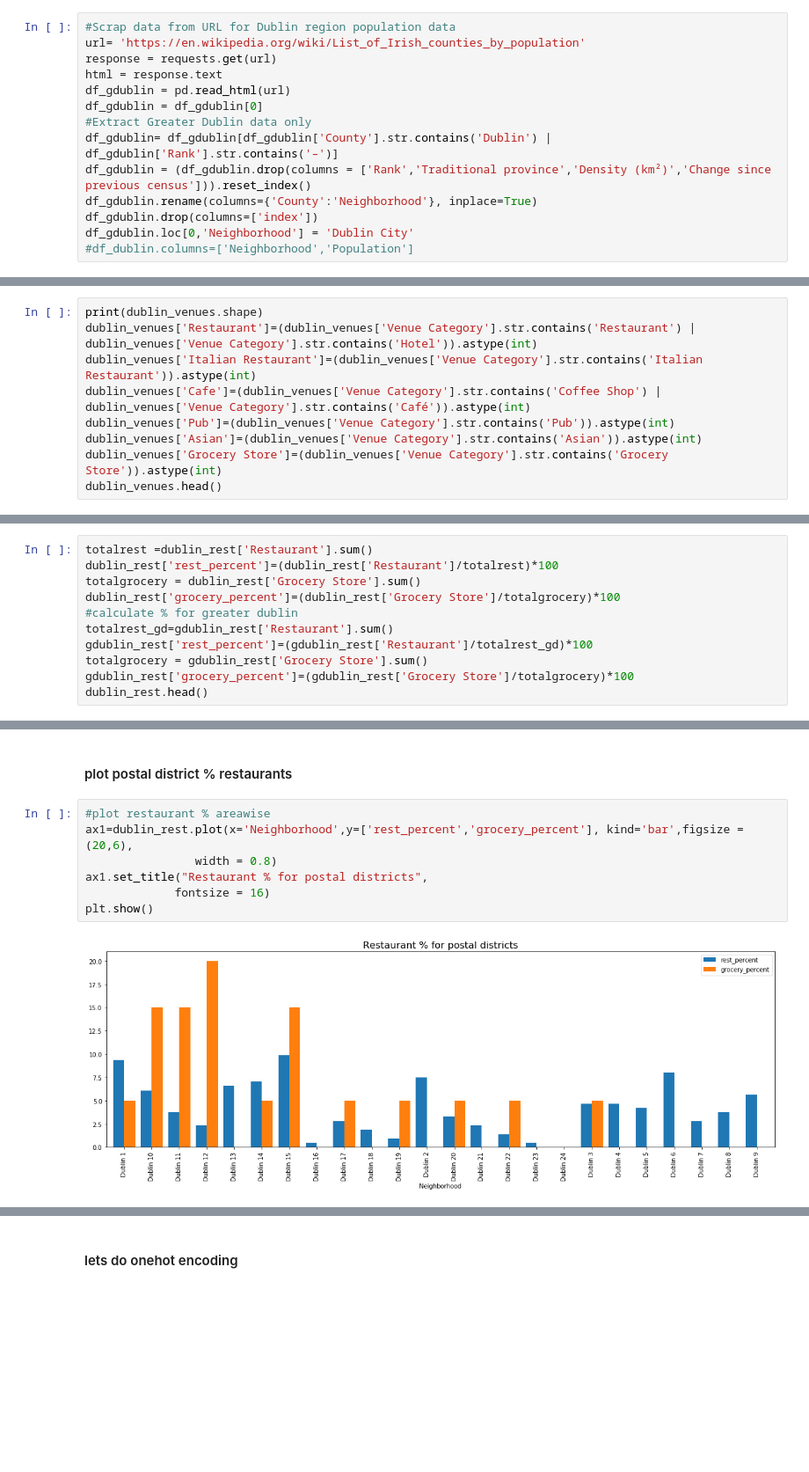
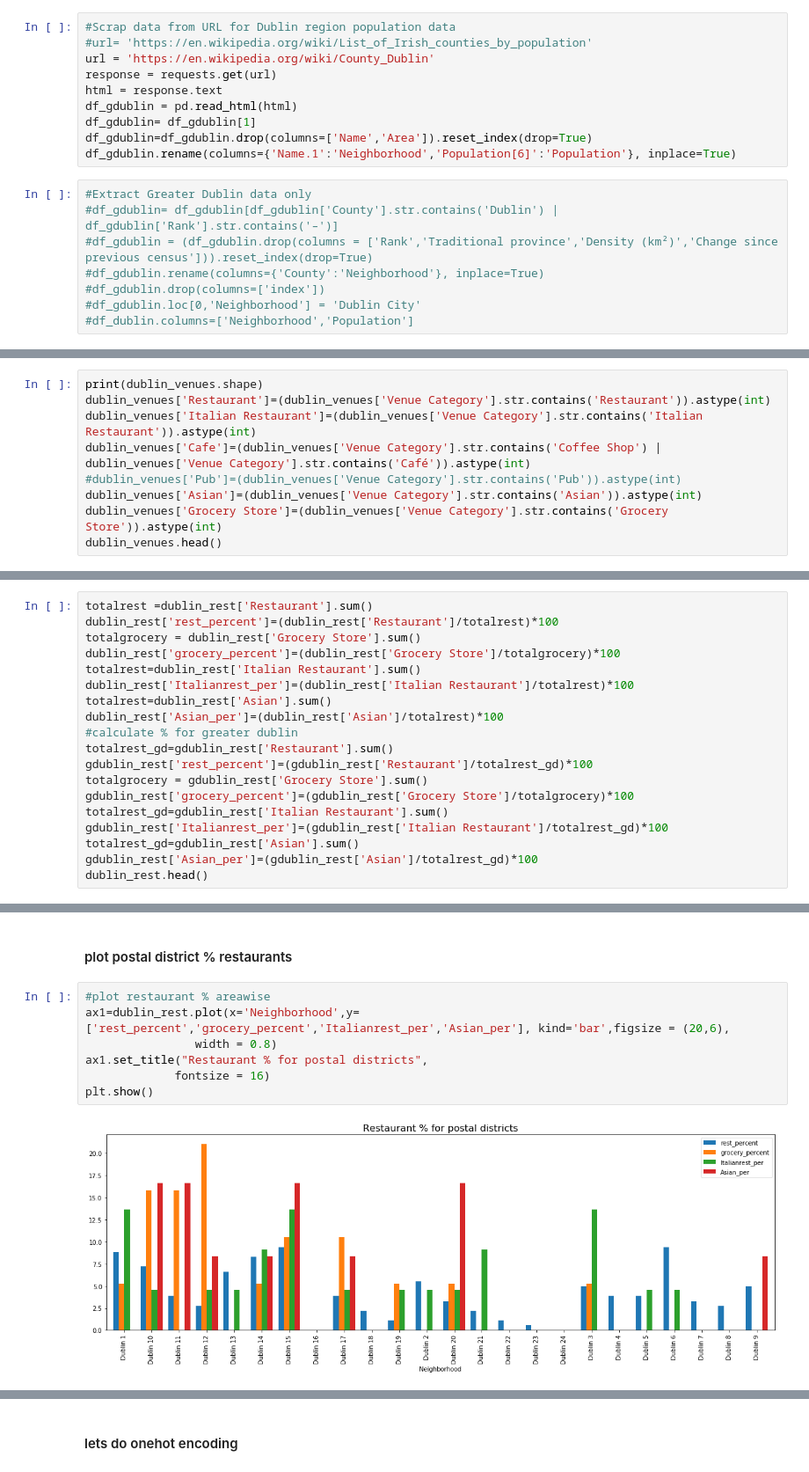
Before and after one commit to gitrepo-2020/Coursera_Capstone, a Jupyter notebook: NeighborhoodBattle_Dublin.ipynb, the cells around one changed output, grey strips where cells are left out. Shown at 88% size. Cells and saved outputs as stored; diff of their text form; blank space fills up the shorter version.

```diff
--- a/NeighborhoodBattle_Dublin.ipynb
+++ b/NeighborhoodBattle_Dublin.ipynb
@@ -57,19 +64,23 @@ All libraries Downloaded!
 https://en.wikipedia.org/wiki/List_of_Irish_counties_by_population
 # %% [markdown]
 * Read url for 4 major regions of Dublin and population in Data frame
+# %%
+#Scrap data from URL for Dublin region population data
+#url= 'https://en.wikipedia.org/wiki/List_of_Irish_counties_by_population'
+url = 'https://en.wikipedia.org/wiki/County_Dublin'
+response = requests.get(url)
+html = response.text
+df_gdublin = pd.read_html(html)
+df_gdublin= df_gdublin[1]
+df_gdublin=df_gdublin.drop(columns=['Name','Area']).reset_index(drop=True)
+df_gdublin.rename(columns={'Name.1':'Neighborhood','Population[6]':'Population'}, inplace=True)
 # %%
-#Scrap data from URL for Dublin region population data
-url= 'https://en.wikipedia.org/wiki/List_of_Irish_counties_by_population'
-response = requests.get(url)
-html = response.text
-df_gdublin = pd.read_html(url)
-df_gdublin = df_gdublin[0]
 #Extract Greater Dublin data only
-df_gdublin= df_gdublin[df_gdublin['County'].str.contains('Dublin') | df_gdublin['Rank'].str.contains('–')]
-df_gdublin = (df_gdublin.drop(columns = ['Rank','Traditional province','Density (km²)','Change since previous census'])).reset_index()
-df_gdublin.rename(columns={'County':'Neighborhood'}, inplace=True)
-df_gdublin.drop(columns=['index'])
-df_gdublin.loc[0,'Neighborhood'] = 'Dublin City'
+#df_gdublin= df_gdublin[df_gdublin['County'].str.contains('Dublin') | df_gdublin['Rank'].str.contains('–')]
+#df_gdublin = (df_gdublin.drop(columns = ['Rank','Traditional province','Density (km²)','Change since previous census'])).reset_index(drop=True)
+#df_gdublin.rename(columns={'County':'Neighborhood'}, inplace=True)
+#df_gdublin.drop(columns=['index'])
+#df_gdublin.loc[0,'Neighborhood'] = 'Dublin City'
 #df_dublin.columns=['Neighborhood','Population']
 # %%
 df_gdublin.head()
@@ -254,10 +265,10 @@ Unique category of Greater Dublin venues:  115
 ####  Prepare data for venues analysis by postal dictricts
 # %%
 print(dublin_venues.shape)
-dublin_venues['Restaurant']=(dublin_venues['Venue Category'].str.contains('Restaurant') | dublin_venues['Venue Category'].str.contains('Hotel')).astype(int)
+dublin_venues['Restaurant']=(dublin_venues['Venue Category'].str.contains('Restaurant')).astype(int)
 dublin_venues['Italian Restaurant']=(dublin_venues['Venue Category'].str.contains('Italian Restaurant')).astype(int)
 dublin_venues['Cafe']=(dublin_venues['Venue Category'].str.contains('Coffee Shop') | dublin_venues['Venue Category'].str.contains('Café')).astype(int)
-dublin_venues['Pub']=(dublin_venues['Venue Category'].str.contains('Pub')).astype(int)
+#dublin_venues['Pub']=(dublin_venues['Venue Category'].str.contains('Pub')).astype(int)
 dublin_venues['Asian']=(dublin_venues['Venue Category'].str.contains('Asian')).astype(int)
 dublin_venues['Grocery Store']=(dublin_venues['Venue Category'].str.contains('Grocery Store')).astype(int)
 dublin_venues.head()
@@ -343,10 +356,18 @@ totalrest =dublin_rest['Restaurant'].sum()
 dublin_rest['rest_percent']=(dublin_rest['Restaurant']/totalrest)*100
 totalgrocery = dublin_rest['Grocery Store'].sum()
 dublin_rest['grocery_percent']=(dublin_rest['Grocery Store']/totalgrocery)*100
+totalrest=dublin_rest['Italian Restaurant'].sum()
+dublin_rest['Italianrest_per']=(dublin_rest['Italian Restaurant']/totalrest)*100
+totalrest=dublin_rest['Asian'].sum()
+dublin_rest['Asian_per']=(dublin_rest['Asian']/totalrest)*100
 #calculate % for greater dublin
 totalrest_gd=gdublin_rest['Restaurant'].sum()
 gdublin_rest['rest_percent']=(gdublin_rest['Restaurant']/totalrest_gd)*100
 totalgrocery = gdublin_rest['Grocery Store'].sum()
 gdublin_rest['grocery_percent']=(gdublin_rest['Grocery Store']/totalgrocery)*100
+totalrest_gd=gdublin_rest['Italian Restaurant'].sum()
+gdublin_rest['Italianrest_per']=(gdublin_rest['Italian Restaurant']/totalrest_gd)*100
+totalrest_gd=gdublin_rest['Asian'].sum()
+gdublin_rest['Asian_per']=(gdublin_rest['Asian']/totalrest_gd)*100
 dublin_rest.head()
 # %% [output]
@@ -374,10 +395,10 @@ df_gdublin=df_gdublin.merge(gdublin_rest[['Neighborhood','rest_percent','grocery
 #### plot postal district % restaurants
 # %%
 #plot restaurant % areawise
-ax1=dublin_rest.plot(x='Neighborhood',y=['rest_percent','grocery_percent'], kind='bar',figsize = (20,6),
+ax1=dublin_rest.plot(x='Neighborhood',y=['rest_percent','grocery_percent','Italianrest_per','Asian_per'], kind='bar',figsize = (20,6),
                 width = 0.8)
 ax1.set_title("Restaurant % for postal districts",
              fontsize = 16)
 plt.show()
 # %% [output]
-[figure, old version]
+[figure, new version]
```
Also changed, not shown: parts of 30 cells of this notebook.
